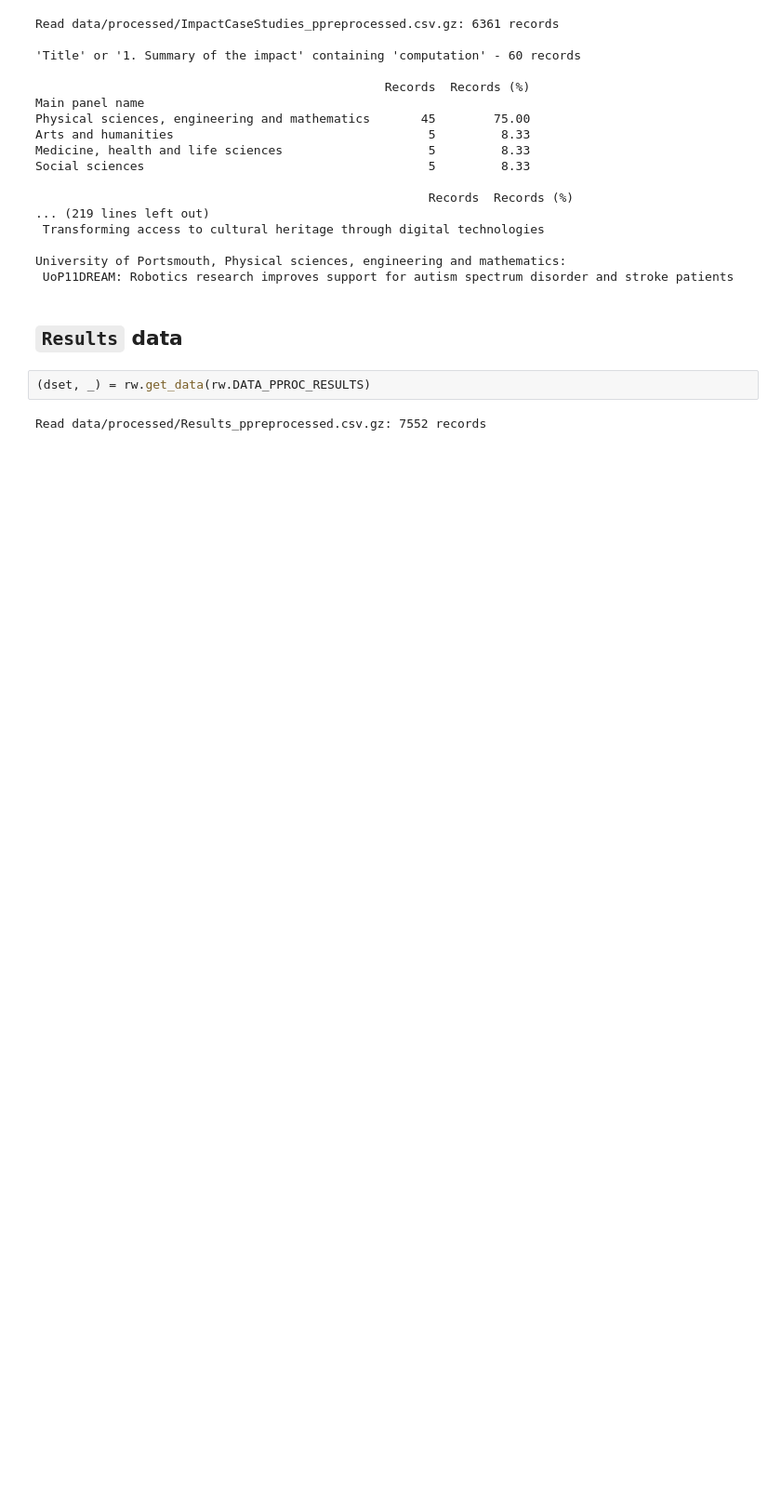
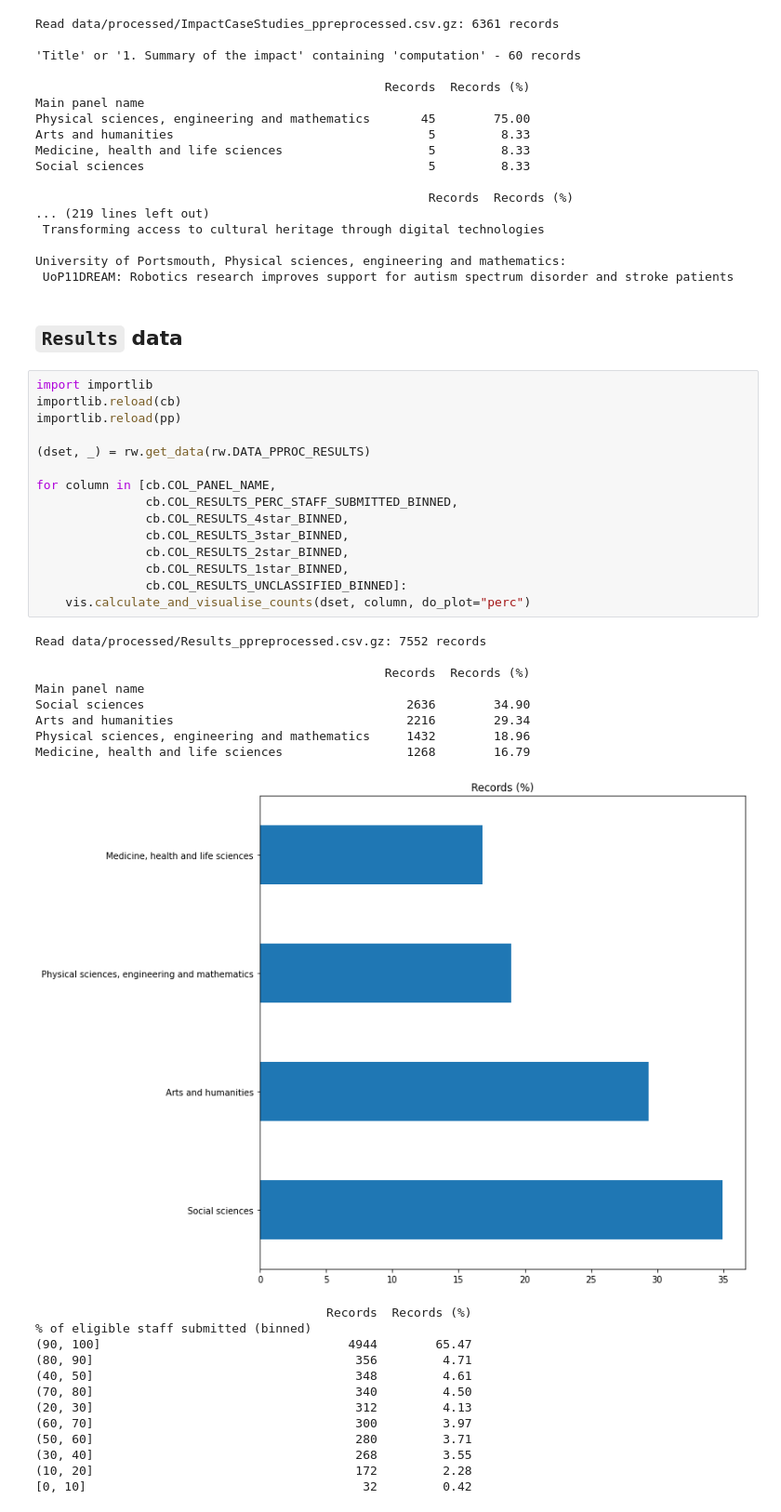
Before and after one commit to softwaresaved/ref-2021-analysis, a Jupyter notebook: notebooks/STUDY_data.ipynb, the cells around one changed output. Shown: that part at 93% size. Drawn from its saved outputs; the diff is of its cells as text; blank space fills up the shorter version.

Commit message:
Refined results pre-processing and added some results stats.

```diff
--- a/notebooks/STUDY_data.ipynb
+++ b/notebooks/STUDY_data.ipynb
@@ -248,7 +248,40 @@ University of Portsmouth, Physical sciences, engineering and mathematics:
  UoP11DREAM: Robotics research improves support for autism spectrum disorder and stroke patients
 # %% [markdown]
 ## `Results` data
-# %%
-(dset, _) = rw.get_data(rw.DATA_PPROC_RESULTS)
-# %% [output]
-Read data/processed/Results_ppreprocessed.csv.gz: 7552 records
+# %%
+import importlib
+importlib.reload(cb)
+importlib.reload(pp)
+
+(dset, _) = rw.get_data(rw.DATA_PPROC_RESULTS)
+
+for column in [cb.COL_PANEL_NAME,
+               cb.COL_RESULTS_PERC_STAFF_SUBMITTED_BINNED,
+               cb.COL_RESULTS_4star_BINNED,
+               cb.COL_RESULTS_3star_BINNED,
+               cb.COL_RESULTS_2star_BINNED,
+               cb.COL_RESULTS_1star_BINNED,
+               cb.COL_RESULTS_UNCLASSIFIED_BINNED]:
+    vis.calculate_and_visualise_counts(dset, column, do_plot="perc")
+# %% [output]
+Read data/processed/Results_ppreprocessed.csv.gz: 7552 records
+
+                                                Records  Records (%)
+Main panel name
+Social sciences                                    2636        34.90
+Arts and humanities                                2216        29.34
+Physical sciences, engineering and mathematics     1432        18.96
+Medicine, health and life sciences                 1268        16.79
+[figure, added]
+                                        Records  Records (%)
+% of eligible staff submitted (binned)
+(90, 100]                                  4944        65.47
+(80, 90]                                    356         4.71
+(40, 50]                                    348         4.61
+(70, 80]                                    340         4.50
+(20, 30]                                    312         4.13
+(60, 70]                                    300         3.97
+(50, 60]                                    280         3.71
+(30, 40]                                    268         3.55
+(10, 20]                                    172         2.28
+[0, 10]                                      32         0.42
```
Also changed, not shown: parts of 1 cell of this notebook, 14 other files.
